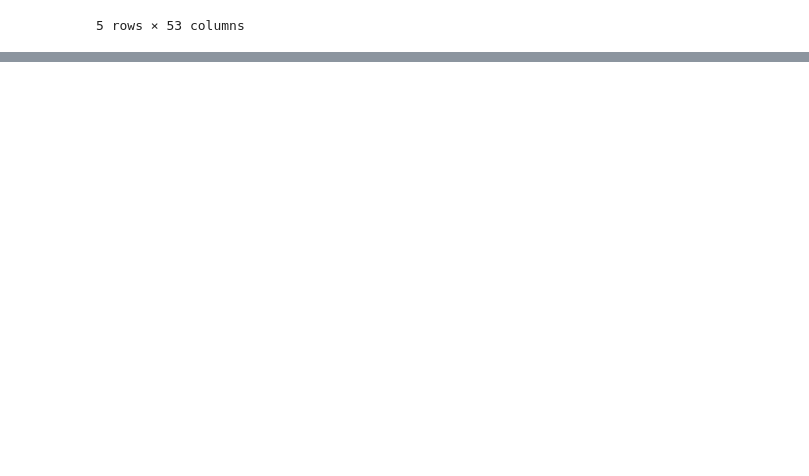
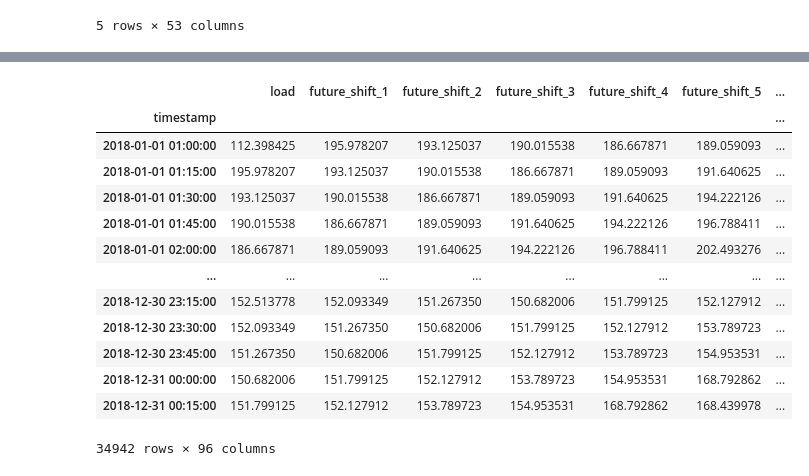
Before and after one commit to mainoahmuna/FermataEnergy_BTTStudio, a Jupyter notebook: src/baseline_models/PersistanceModel.ipynb, the cells around one changed output, grey strips where cells are left out. Cells and saved outputs as stored; diff of their text form; code cells hidden in the pictures; blank space fills up the shorter version.

```diff
--- a/src/baseline_models/PersistanceModel.ipynb
+++ b/src/baseline_models/PersistanceModel.ipynb
@@ -121,0 +193,17 @@ Average SMAPE across all buildings: 18.94%
+# %%
+Y_sample.dropna()
+# %% [output]
+|  | load | future_shift_1 | future_shift_2 | future_shift_3 | future_shift_4 | future_shift_5 | ... |
+| timestamp |  |  |  |  |  |  | ... |
+| 2018-01-01 01:00:00 | 112.398425 | 195.978207 | 193.125037 | 190.015538 | 186.667871 | 189.059093 | ... |
+| 2018-01-01 01:15:00 | 195.978207 | 193.125037 | 190.015538 | 186.667871 | 189.059093 | 191.640625 | ... |
+| 2018-01-01 01:30:00 | 193.125037 | 190.015538 | 186.667871 | 189.059093 | 191.640625 | 194.222126 | ... |
+| 2018-01-01 01:45:00 | 190.015538 | 186.667871 | 189.059093 | 191.640625 | 194.222126 | 196.788411 | ... |
+| 2018-01-01 02:00:00 | 186.667871 | 189.059093 | 191.640625 | 194.222126 | 196.788411 | 202.493276 | ... |
+| ... | ... | ... | ... | ... | ... | ... | ... |
+| 2018-12-30 23:15:00 | 152.513778 | 152.093349 | 151.267350 | 150.682006 | 151.799125 | 152.127912 | ... |
+| 2018-12-30 23:30:00 | 152.093349 | 151.267350 | 150.682006 | 151.799125 | 152.127912 | 153.789723 | ... |
+| 2018-12-30 23:45:00 | 151.267350 | 150.682006 | 151.799125 | 152.127912 | 153.789723 | 154.953531 | ... |
+| 2018-12-31 00:00:00 | 150.682006 | 151.799125 | 152.127912 | 153.789723 | 154.953531 | 168.792862 | ... |
+| 2018-12-31 00:15:00 | 151.799125 | 152.127912 | 153.789723 | 154.953531 | 168.792862 | 168.439978 | ... |
+34942 rows × 96 columns
```
Also changed, not shown: parts of 17 cells of this notebook.
